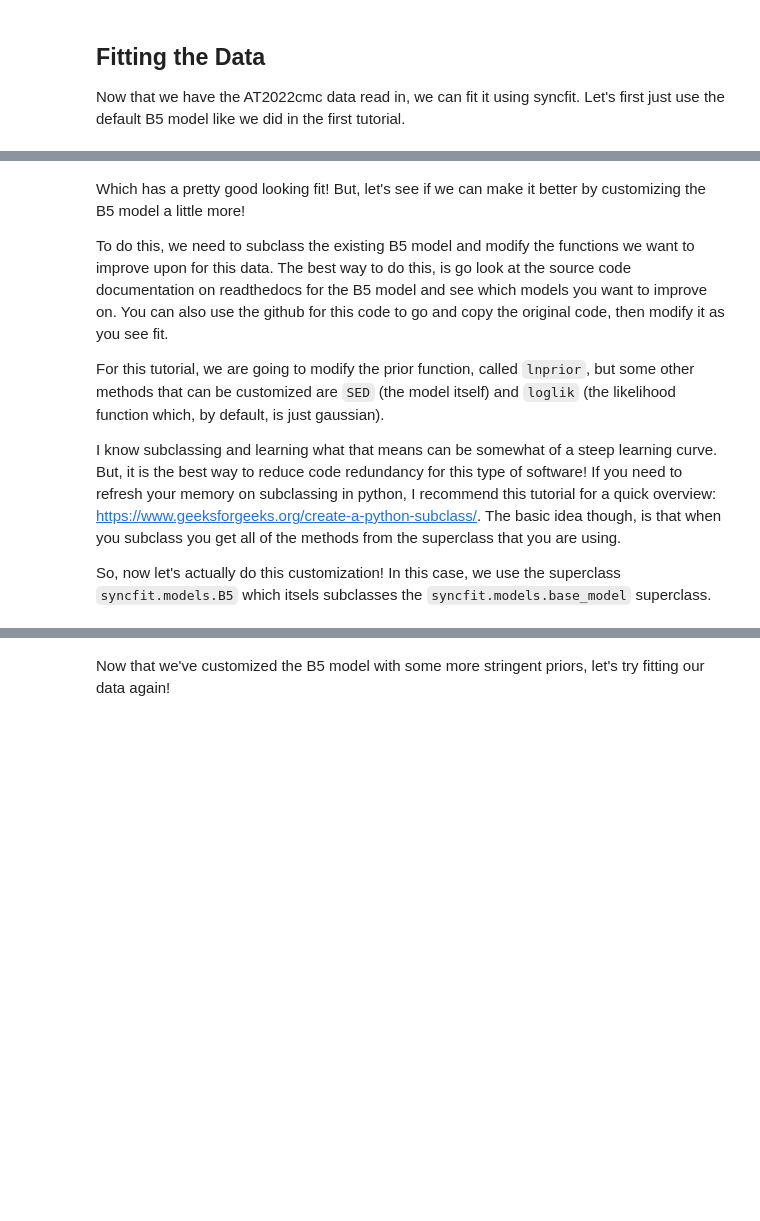
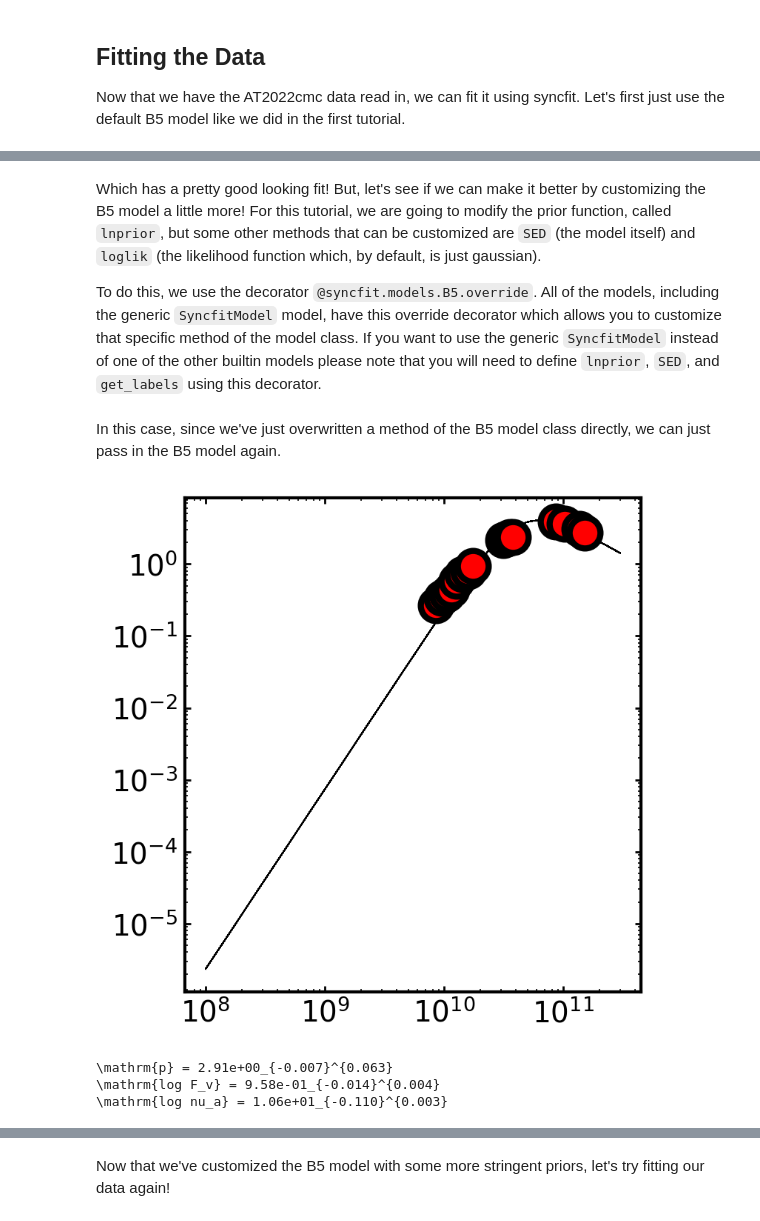
Before and after one commit to alexander-group/syncfit, a Jupyter notebook: docs/tutorials/2_fit_custom_model.ipynb, the cells around one changed output, grey strips where cells are left out. Cells and saved outputs as stored; diff of their text form; code cells hidden in the pictures; blank space fills up the shorter version.

Commit message:
add model override decorator functionality and reversion

```diff
--- a/docs/tutorials/2_fit_custom_model.ipynb
+++ b/docs/tutorials/2_fit_custom_model.ipynb
@@ -103,10 +103,4 @@ constraints = syncfit.analysis.get_bounds(sampler, labels, toprint=True)
 # %% [markdown]
-Which has a pretty good looking fit! But, let's see if we can make it better by customizing the B5 model a little more!
+Which has a pretty good looking fit! But, let's see if we can make it better by customizing the B5 model a little more! For this tutorial, we are going to modify the prior function, called `lnprior`, but some other methods that can be customized are `SED` (the model itself) and `loglik` (the likelihood function which, by default, is just gaussian).
 
-To do this, we need to subclass the existing B5 model and modify the functions we want to improve upon for this data. The best way to do this, is go look at the source code documentation on readthedocs for the B5 model and see which models you want to improve on. You can also use the github for this code to go and copy the original code, then modify it as you see fit.
-
-For this tutorial, we are going to modify the prior function, called `lnprior`, but some other methods that can be customized are `SED` (the model itself) and `loglik` (the likelihood function which, by default, is just gaussian).
-
-I know subclassing and learning what that means can be somewhat of a steep learning curve. But, it is the best way to reduce code redundancy for this type of software! If you need to refresh your memory on subclassing in python, I recommend this tutorial for a quick overview: https://www.geeksforgeeks.org/create-a-python-subclass/. The basic idea though, is that when you subclass you get all of the methods from the superclass that you are using.
-
-So, now let's actually do this customization! In this case, we use the superclass `syncfit.models.B5` which itsels subclasses the `syncfit.models.base_model` superclass.
+To do this, we use the decorator `@syncfit.models.B5.override`. All of the models, including the generic `SyncfitModel` model, have this override decorator which allows you to customize that specific method of the model class. If you want to use the generic `SyncfitModel` instead of one of the other builtin models please note that you will need to define `lnprior`, `SED`, and `get_labels` using this decorator.
@@ -112,0 +130,34 @@ So, now let's actually do this customization! In this case, we use the superclas
+# %% [markdown]
+In this case, since we've just overwritten a method of the B5 model class directly, we can just pass in the B5 model again.
+# %%
+# now we can fit the data
+sampler = syncfit.do_emcee(
+    theta_init = theta_init,
+    nu = cmc.nu,
+    F_muJy = cmc.F_nu,
+    F_error = cmc.F_err,
+    model = syncfit.models.B5, # use the same model here!
+    niter = niter,
+    nwalkers = nwalkers
+)
+
+# Then let's just check how the fit looks
+syncfit.analysis.plot_best_fit(
+    model = syncfit.models.B5,
+    sampler = sampler,
+
+    # be careful with units for the data
+    # the frequency must be in GHz space
+    # and the flux densities must be in mJy space
+    nu = cmc.nu*1e9,
+    F = cmc.F_nu*1e-3
+)
+
+# print out the constraints we get
+labels = syncfit.models.B5B3.get_labels()
+constraints = syncfit.analysis.get_bounds(sampler, labels, toprint=True)
+# %% [output]
+[figure, added]
+\mathrm{p} = 2.91e+00_{-0.007}^{0.063}
+\mathrm{log F_v} = 9.58e-01_{-0.014}^{0.004}
+\mathrm{log nu_a} = 1.06e+01_{-0.110}^{0.003}
```
Also changed, not shown: parts of 5 cells of this notebook, 11 other files.
